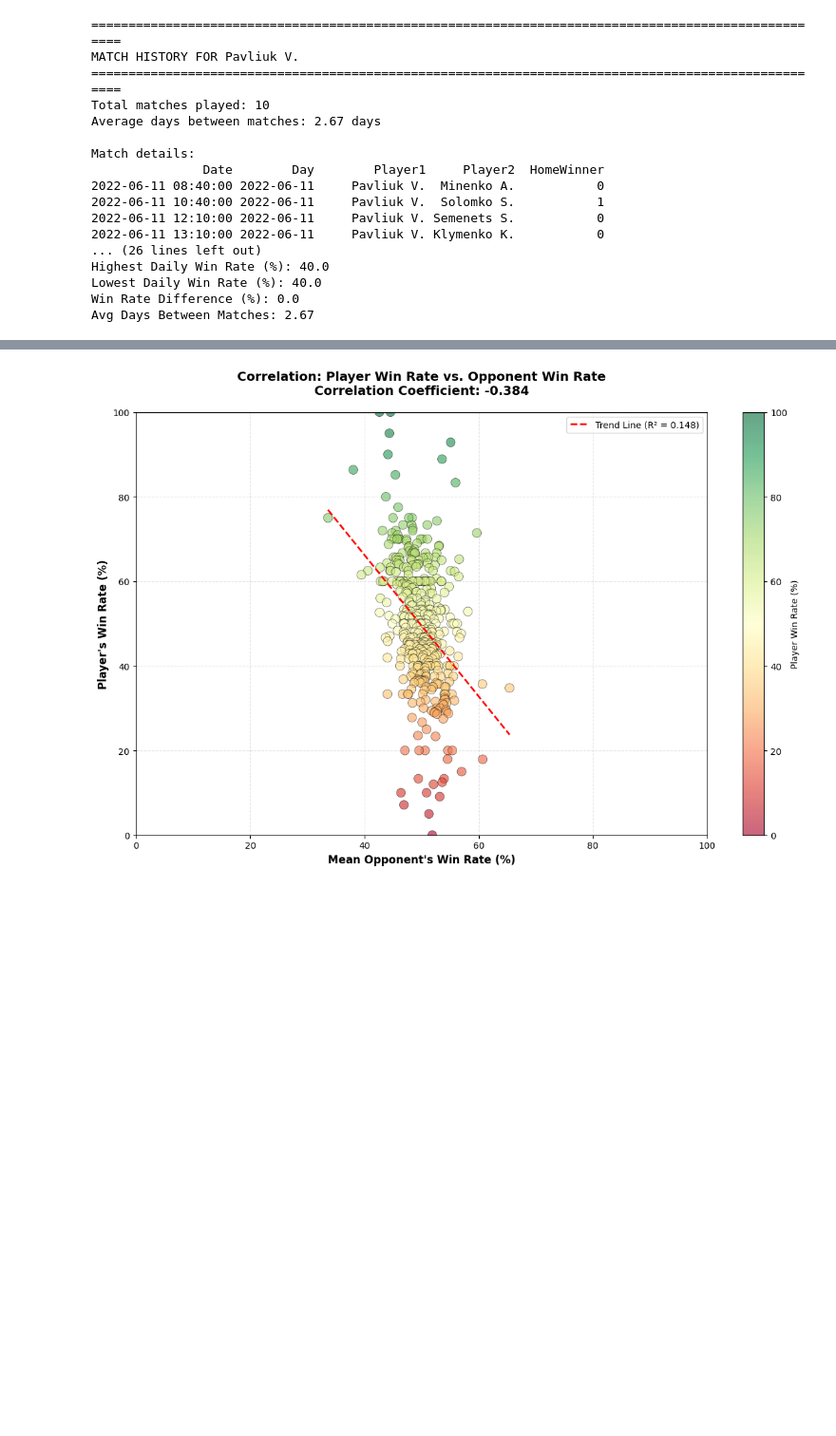
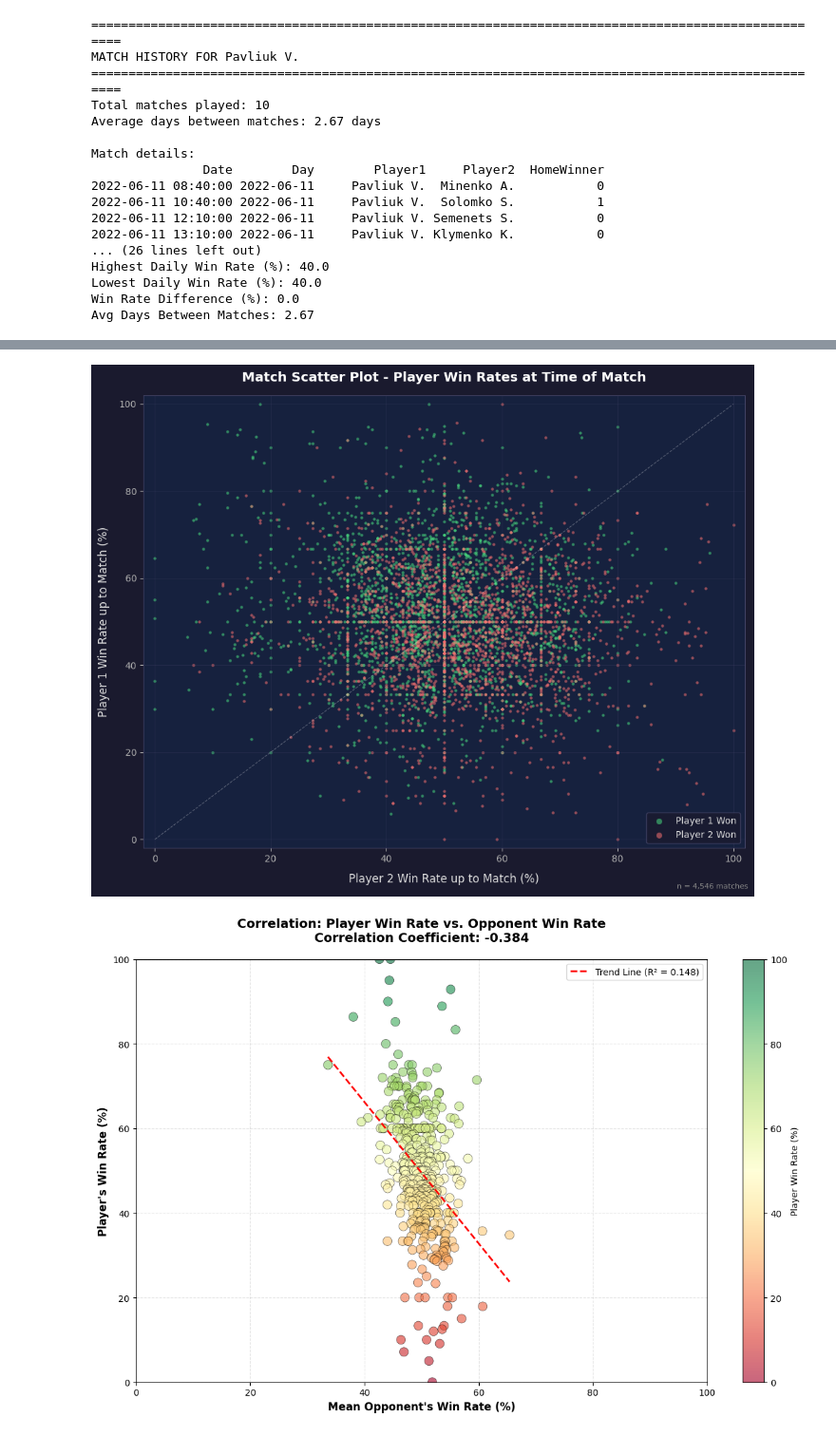
Before and after one commit to nap881/Table-Tennis-Data, a Jupyter notebook: ttdata.ipynb, the cells around one changed output, grey strips where cells are left out. Shown at 95% size. Cells and saved outputs as stored; diff of their text form; code cells hidden in the pictures; blank space fills up the shorter version.

```diff
--- a/ttdata.ipynb
+++ b/ttdata.ipynb
@@ -749,6 +838,81 @@ MERGED DATAFRAME - ENHANCED STATS + ORIGINAL STATS
 451                      0.0                      0.65
 
 [452 rows x 13 columns]
+# %%
+import pandas as pd
+import numpy as np
+import matplotlib.pyplot as plt
+import matplotlib.patches as mpatches
+
+df = pd.read_csv('Setka.csv')
+df['Date'] = pd.to_datetime(df['Date'])
+df = df.sort_values('Date').reset_index(drop=True)
+
+player_wins   = {}
+player_played = {}
+
+rows = []
+for i, row in df.iterrows():
+    p1, p2 = row['Player1'], row['Player2']
+    hw = row['HomeWinner']
+
+    p1_played = player_played.get(p1, 0)
+    p2_played = player_played.get(p2, 0)
+    p1_wr = (player_wins.get(p1, 0) / p1_played * 100) if p1_played > 0 else None
+    p2_wr = (player_wins.get(p2, 0) / p2_played * 100) if p2_played > 0 else None
+
+    rows.append({
+        'p1_winrate': p1_wr,
+        'p2_winrate': p2_wr,
+        'p1_played': p1_played,
+        'p2_played': p2_played,
+        'HomeWinner': hw
+    })
+
+    player_played[p1] = player_played.get(p1, 0) + 1
+    player_played[p2] = player_played.get(p2, 0) + 1
+    player_wins[p1]   = player_wins.get(p1, 0) + (1 if hw == 1 else 0)
+    player_wins[p2]   = player_wins.get(p2, 0) + (1 if hw == 0 else 0)
+
+plot_df = pd.DataFrame(rows).dropna(subset=['p1_winrate', 'p2_winrate'])
+plot_df = plot_df[(plot_df['p1_played'] >= 10) & (plot_df['p2_played'] >= 10)]
+
+p1_won = plot_df[plot_df['HomeWinner'] == 1]
+p2_won = plot_df[plot_df['HomeWinner'] == 0]
+
+fig, ax = plt.subplots(figsize=(10, 8), facecolor='#1a1a2e')
+ax.set_facecolor('#16213e')
+
+# Player 1 on Y axis, Player 2 on X axis
+ax.scatter(p1_won['p2_winrate'], p1_won['p1_winrate'],
+           color='#4ade80', s=10, alpha=0.55, linewidths=0, label='Player 1 Won')
+ax.scatter(p2_won['p2_winrate'], p2_won['p1_winrate'],
+           color='#f87171', s=10, alpha=0.55, linewidths=0, label='Player 2 Won')
+
+# 45 degree diagonal
+ax.plot([0, 100], [0, 100], color='white', linewidth=0.8, linestyle='--', alpha=0.3)
+
+ax.set_xlim(-2, 102)
+ax.set_ylim(-2, 102)
+ax.set_xlabel('Player 2 Win Rate up to Match (%)', color='#e0e0e0', fontsize=12, labelpad=10)
+ax.set_ylabel('Player 1 Win Rate up to Match (%)', color='#e0e0e0', fontsize=12, labelpad=10)
+ax.set_title('Match Scatter Plot - Player Win Rates at Time of Match',
+             color='white', fontsize=14, fontweight='bold', pad=15)
+
+ax.tick_params(colors='#b0b0b0')
+for spine in ax.spines.values():
+    spine.set_edgecolor('#444466')
+ax.grid(color='#444466', linewidth=0.4, alpha=0.5)
+
+legend = ax.legend(facecolor='#1a1a2e', edgecolor='#444466',
+                   labelcolor='#e0e0e0', fontsize=10, markerscale=2)
+
+fig.text(0.99, 0.01, f'n = {len(plot_df):,} matches', color='#888888',
+         fontsize=8, ha='right', va='bottom')
+
+plt.tight_layout()
+# %% [output]
+[figure, added]
 # %%
 # Visualization: Correlation between Player's Win Rate and Opponent's Win Rate (with trend line)
 
```
Also changed, not shown: parts of 11 cells of this notebook.
